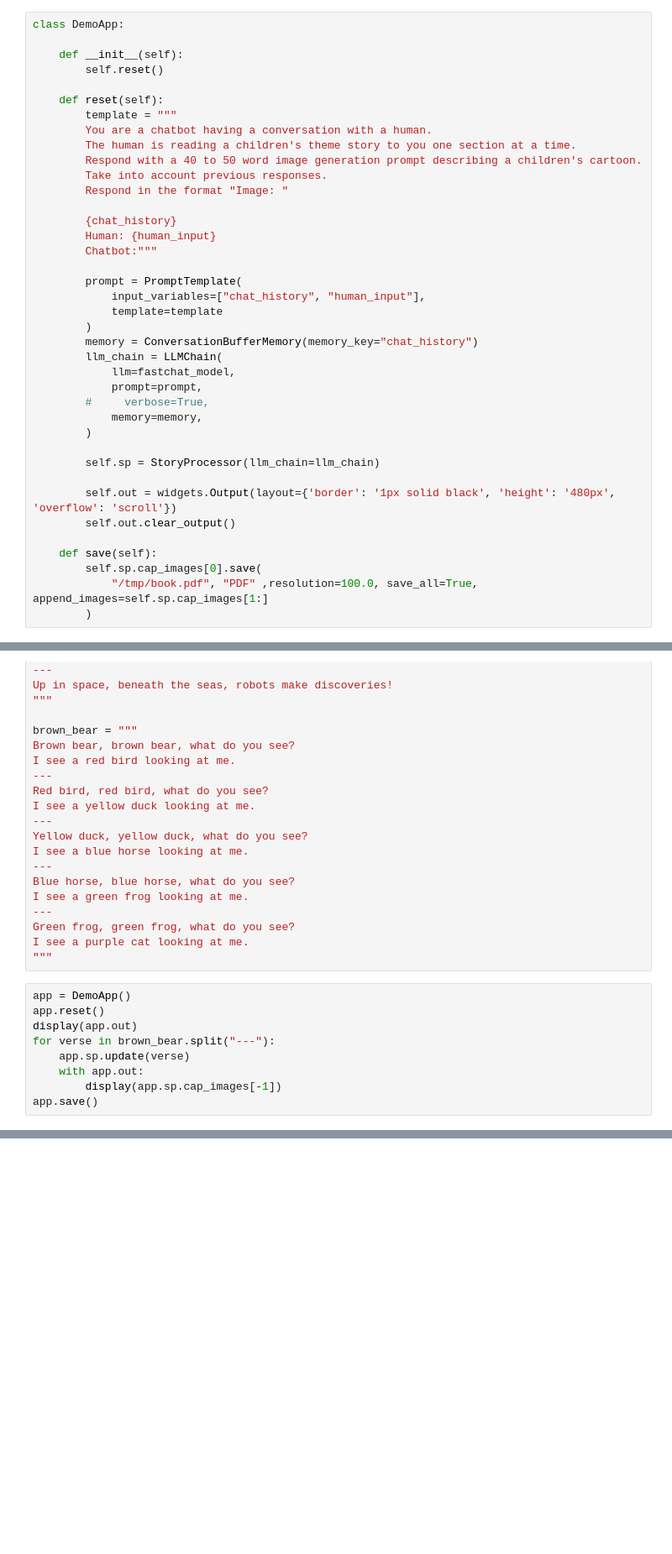
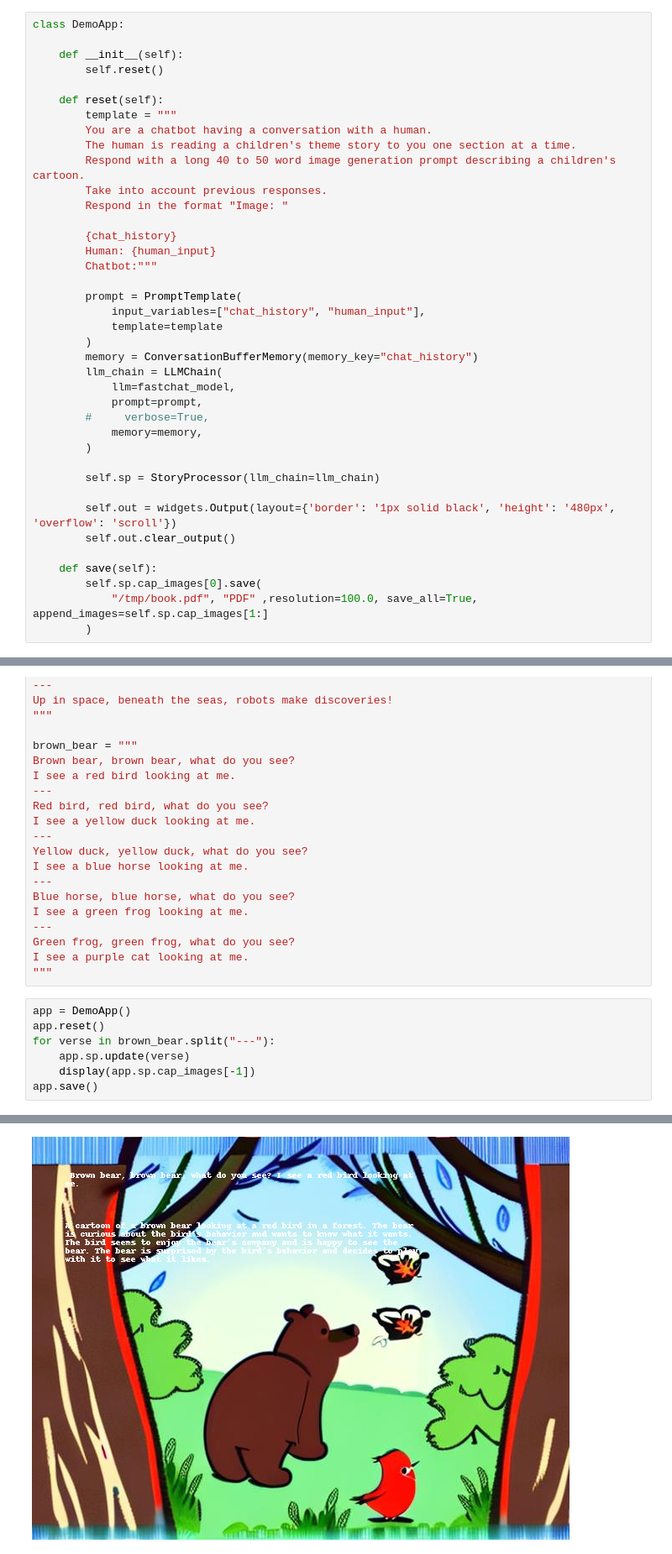
Before and after one commit to ChrisFajardo-TRI/HackathonMay2023, a Jupyter notebook: PictureBookMaking.ipynb, the cells around one changed output, grey strips where cells are left out. Shown at 84% size. Drawn from its saved outputs; the diff is of its cells as text; blank space fills up the shorter version.

```diff
--- a/PictureBookMaking.ipynb
+++ b/PictureBookMaking.ipynb
@@ -76,7 +76,7 @@ class DemoApp:
         template = """
         You are a chatbot having a conversation with a human.
         The human is reading a children's theme story to you one section at a time.
-        Respond with a 40 to 50 word image generation prompt describing a children's cartoon.
+        Respond with a long 40 to 50 word image generation prompt describing a children's cartoon.
         Take into account previous responses.
         Respond in the format "Image: "
 
@@ -188,10 +191,8 @@ I see a purple cat looking at me.
 # %%
 app = DemoApp()
 app.reset()
-display(app.out)
 for verse in brown_bear.split("---"):
     app.sp.update(verse)
-    with app.out:
-        display(app.sp.cap_images[-1])
+    display(app.sp.cap_images[-1])
 app.save()
 # %% [output]
@@ -198,0 +201 @@ Output(layout=Layout(border_bottom='1px solid black', border_left='1px solid bla
+[figure, added]
```
Also changed, not shown: parts of 2 cells of this notebook, 1 other file.
